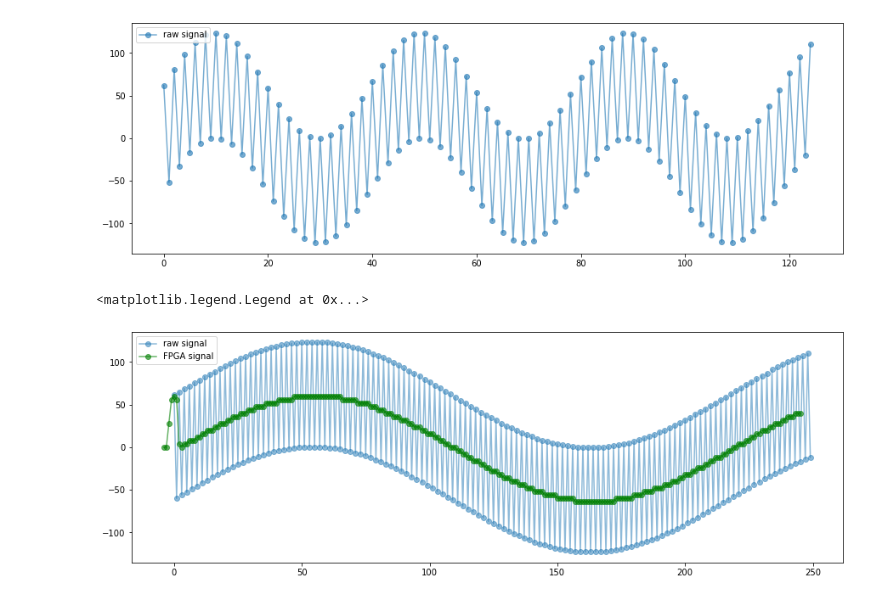
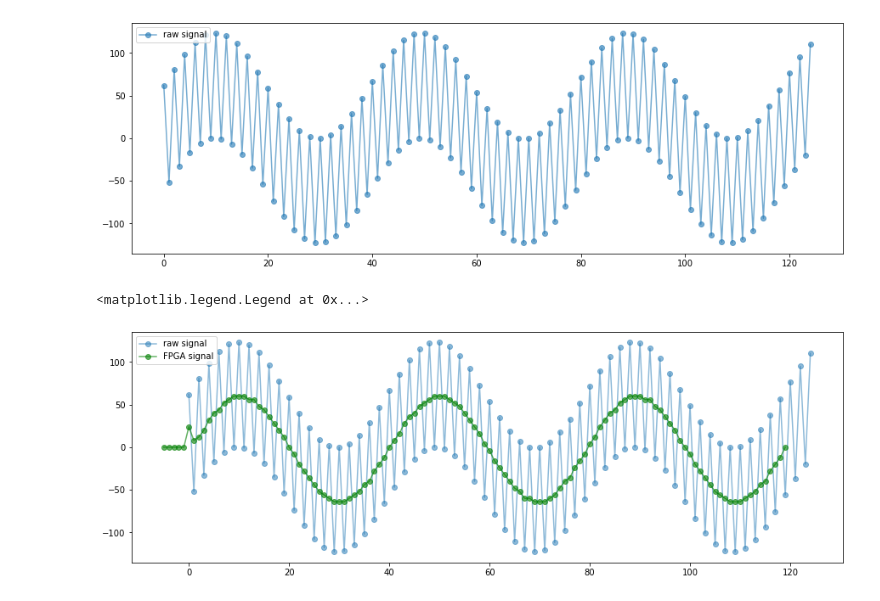
Before and after one commit to SaverioMonaco/4-Taps-FIR-Filter, a Jupyter notebook: src/analysis.ipynb, the cells around one changed output. Cells and saved outputs as stored; diff of their text form; code cells hidden in the pictures.

```diff
--- a/src/analysis.ipynb
+++ b/src/analysis.ipynb
@@ -45,14 +38,21 @@ for i in range(len(fpga)):
+# %%
+# I just copied from the terminal, had some problems in reading from a file :/
+fpga = [0,0,0,0,0,6,2,3,5,8,10,11,13,14,15,15,15,14,14,12,11,9,7,5,3,0,-2,-5,-7,-9,-11,-13,-14,-15,-16,-16,-16,-15,-14,-13,-11,-10,-7,-5,-3,0,2,4,7,9,10,12,13,14,15,15,15,14,13,12,10,8,6,4,1,-1,-4,-6,-8,-10,-12,-13,-15,-15,-16,-16,-16,-15,-14,-12,-10,-9,-6,-4,-2,1,3,6,8,10,11,13,14,15,15,15,14,14,12,11,9,7,5,2,0,-2,-5,-7,-9,-11,-13,-14,-15,-16,-16,-16,-15,-14,-13,-11,-10,-7,-5,-3,0]
+for i in range(len(fpga)):
+    # 2**10 due to truncation of bits
+    # 2**9 because I multiplied the coefficients by 2**9
+    fpga[i] = (2**10/2**8)*fpga[i]
 # %%
 plt.figure(figsize=(15, 5))
 
 t = np.arange(len(input_sig))
 plt.plot(t, input_sig, '-o',alpha=.5,label='raw signal')
 t = np.arange(len(fpga))
-plt.plot(t-4, fpga, '-o', color='g',alpha=.6,label='FPGA signal')
+plt.plot(t-5, fpga, '-o', color='g',alpha=.6,label='FPGA signal')
 
 #plt.title("")
 #plt.xlim(0,200) #just for the latex report
 plt.legend(loc="upper left")
 # %% [output]
 <matplotlib.legend.Legend at 0x...>
-[figure, old version]
+[figure, new version]
```
Also changed, not shown: parts of 1 cell of this notebook, 4 other files.
